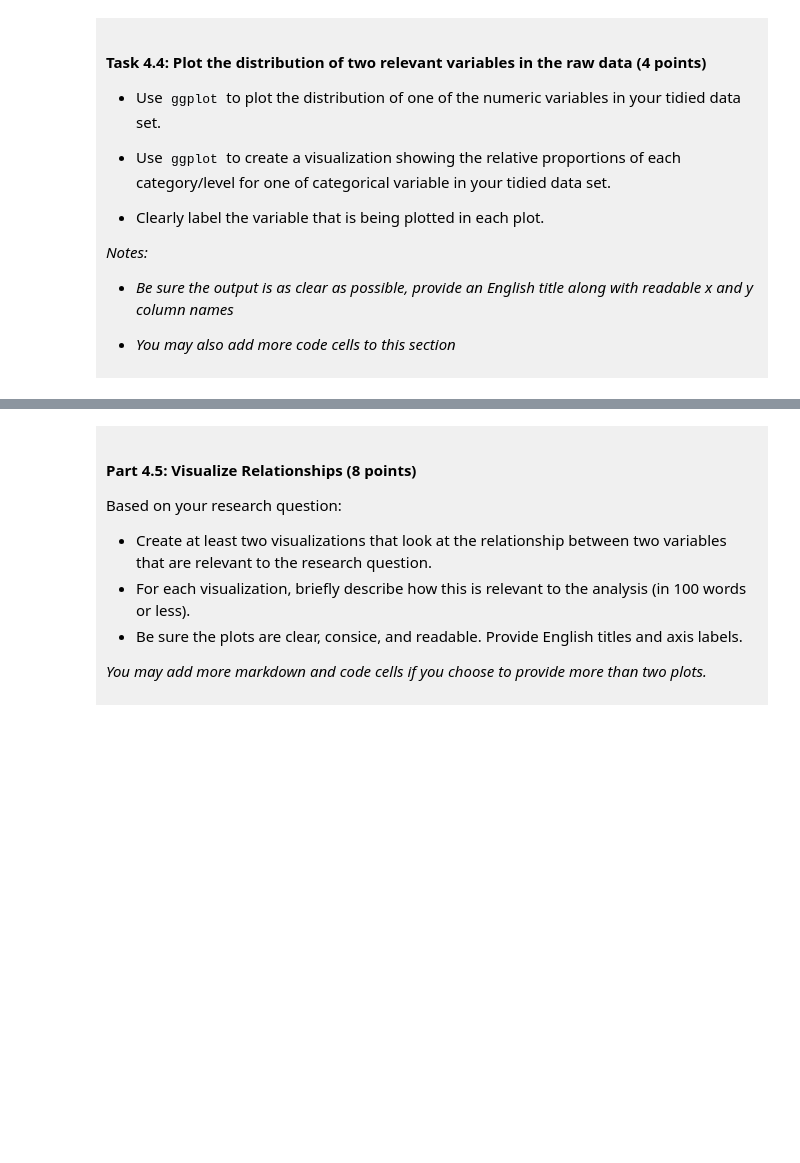
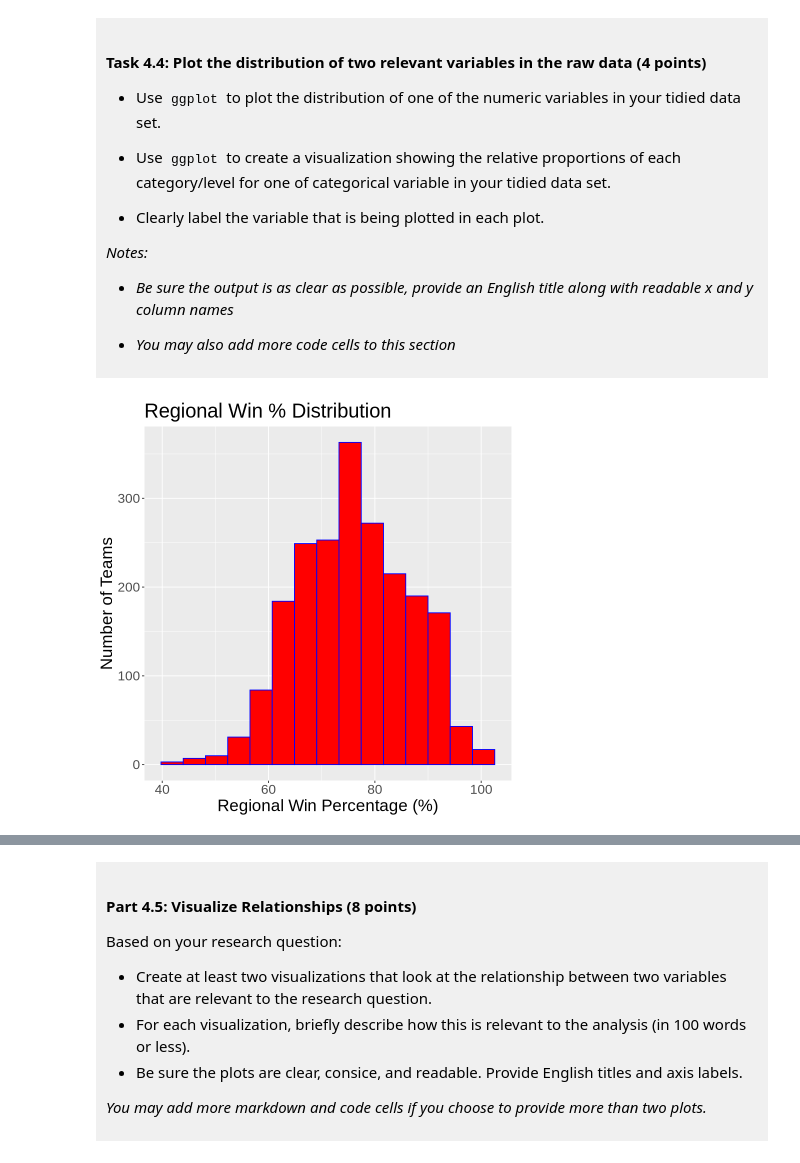
Before and after one commit to agoh123/dsci-100-project-albert-goharian, a Jupyter notebook: dsci-100-project-notebook.ipynb, the cells around one changed output, grey strips where cells are left out. Cells and saved outputs as stored; diff of their text form; code cells hidden in the pictures; blank space fills up the shorter version.

```diff
--- a/dsci-100-project-notebook.ipynb
+++ b/dsci-100-project-notebook.ipynb
@@ -314,5 +350,13 @@ You will refine your research question (if needed) and produce a tidy data set.
 
 </div>
 # %%
-### EDIT THIS CODE CELL FOR PLOT 1 ###
+women_histogram <- tidy_women_data |>
+ggplot(aes(x = Regional_Wins_pct)) +
+geom_histogram(bins = 15, fill = "red", color = "blue") +
+labs(title = "Regional Win % Distribution", x = "Regional Win Percentage (%)", y = "Number of Teams") +
+theme(text = element_text(size = 20))
+
+women_histogram
+# %% [output]
+[figure, added]
 # %%
```
Also changed, not shown: parts of 10 cells of this notebook.
